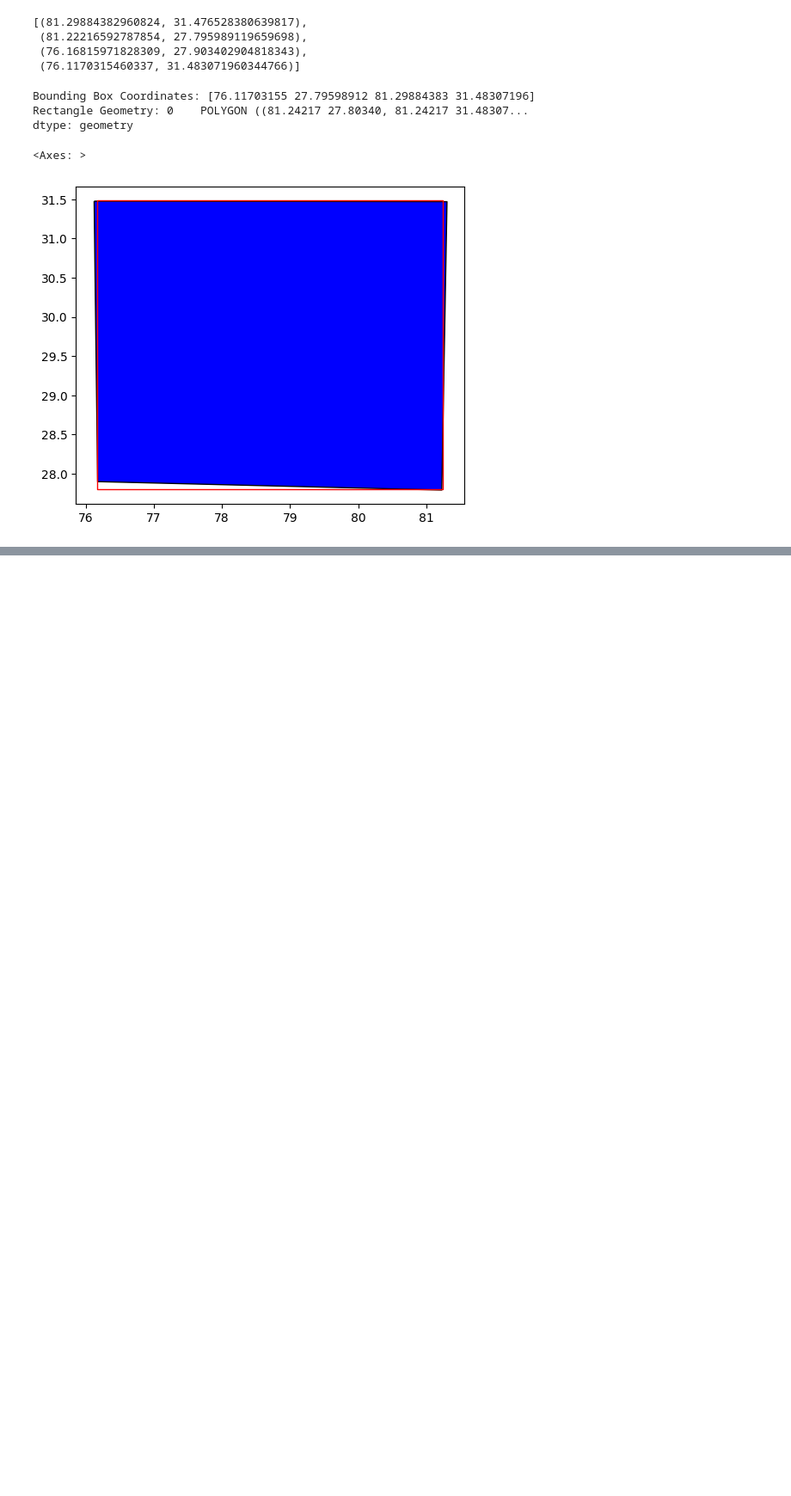
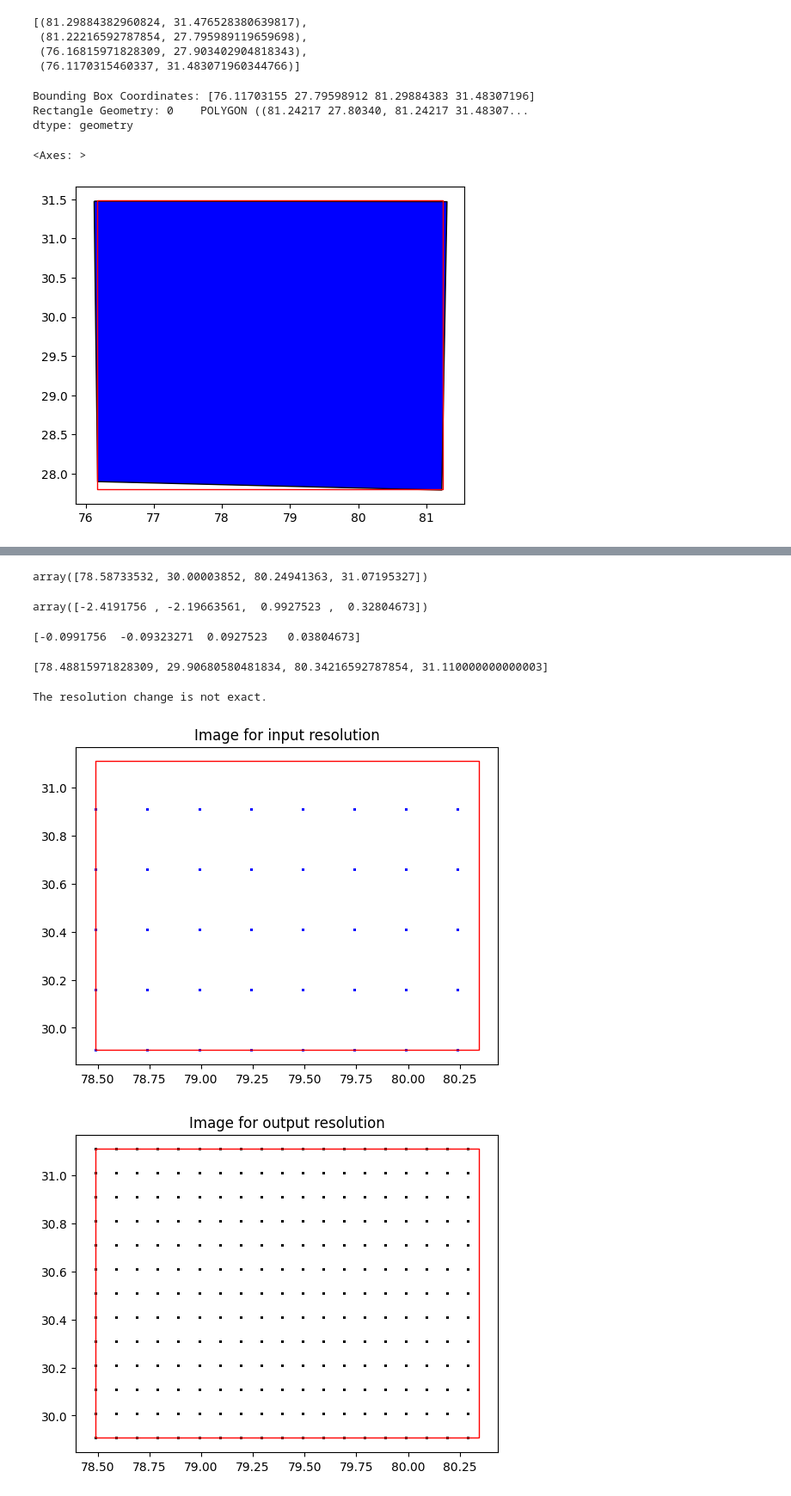
Before and after one commit to sonjaove/ML-hands-on, a Jupyter notebook: course_work/pasthistory.ipynb, the cells around one changed output, grey strips where cells are left out. Shown at 86% size. Drawn from its saved outputs; the diff is of its cells as text; code cells hidden in the pictures; blank space fills up the shorter version.

```diff
--- a/course_work/pasthistory.ipynb
+++ b/course_work/pasthistory.ipynb
@@ -197,0 +218,29 @@ maxy=31.400000000000002
+# %%
+bounding_box=shape_file.total_bounds
+bounding_box
+# %% [output]
+array([78.58733532, 30.00003852, 80.24941363, 31.07195327])
+# %%
+new_bounds=[minx,miny,maxx,maxy]
+new_bounds-bounding_box
+# %% [output]
+array([-2.4191756 , -2.19663561,  0.9927523 ,  0.32804673])
+# %%
+#manully changing the bounding box to fit the shapefile with approximately +10km on evey side.
+minx+=2.32
+miny+=2.1034029
+maxx-=0.9
+maxy-=0.29
+new_bounds=[minx,miny,maxx,maxy]
+print(new_bounds-bounding_box)
+new_bounds
+# %% [output]
+[-0.0991756  -0.09323271  0.0927523   0.03804673]
+[78.48815971828309, 29.90680580481834, 80.34216592787854, 31.110000000000003]
+# %%
+if __name__ == "__main__":
+    xc_inp,yc_inp,xc_out,yc_out,grids=res_change(minx, miny, maxx, maxy, input_res=0.25, output_res=0.1)
+# %% [output]
+The resolution change is not exact.
+[figure, added]
+[figure, added]
```
Also changed, not shown: parts of 12 cells of this notebook, 11 other files.
